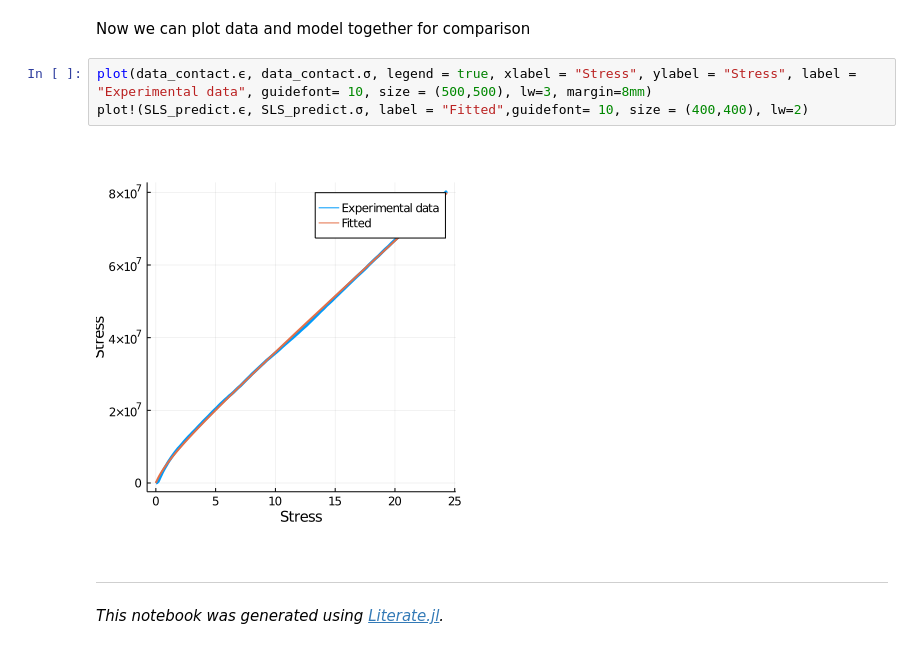
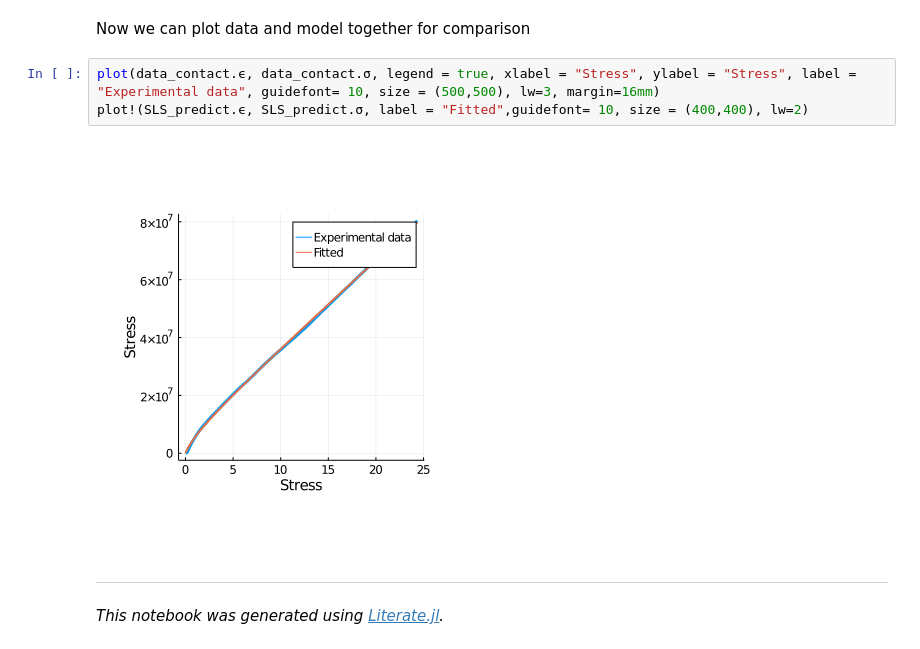
Before and after one commit to JuliaRheology/RHEOSafm.jl, a Jupyter notebook: dev/notebooks/example_02.ipynb, the cells around one changed output. Saved outputs shown, nothing was run; the diff lists cells and outputs as text.

```diff
--- a/dev/notebooks/example_02.ipynb
+++ b/dev/notebooks/example_02.ipynb
@@ -50,10 +50,10 @@ SLS_predict = modelpredict(SLS_predict, SLS_model);
 # %% [markdown]
 Now we can plot data and model together for comparison
 # %%
-plot(data_contact.ϵ, data_contact.σ, legend = true, xlabel = "Stress", ylabel = "Stress", label = "Experimental data", guidefont= 10, size = (500,500), lw=3, margin=8mm)
+plot(data_contact.ϵ, data_contact.σ, legend = true, xlabel = "Stress", ylabel = "Stress", label = "Experimental data", guidefont= 10, size = (500,500), lw=3, margin=16mm)
 plot!(SLS_predict.ϵ, SLS_predict.σ, label = "Fitted",guidefont= 10, size = (400,400), lw=2)
 # %% [output]
-[figure, old version]
+[figure, new version]
 # %% [markdown]
 ---
 
```
Also changed, not shown: parts of 3 cells of this notebook, 6 other files.
